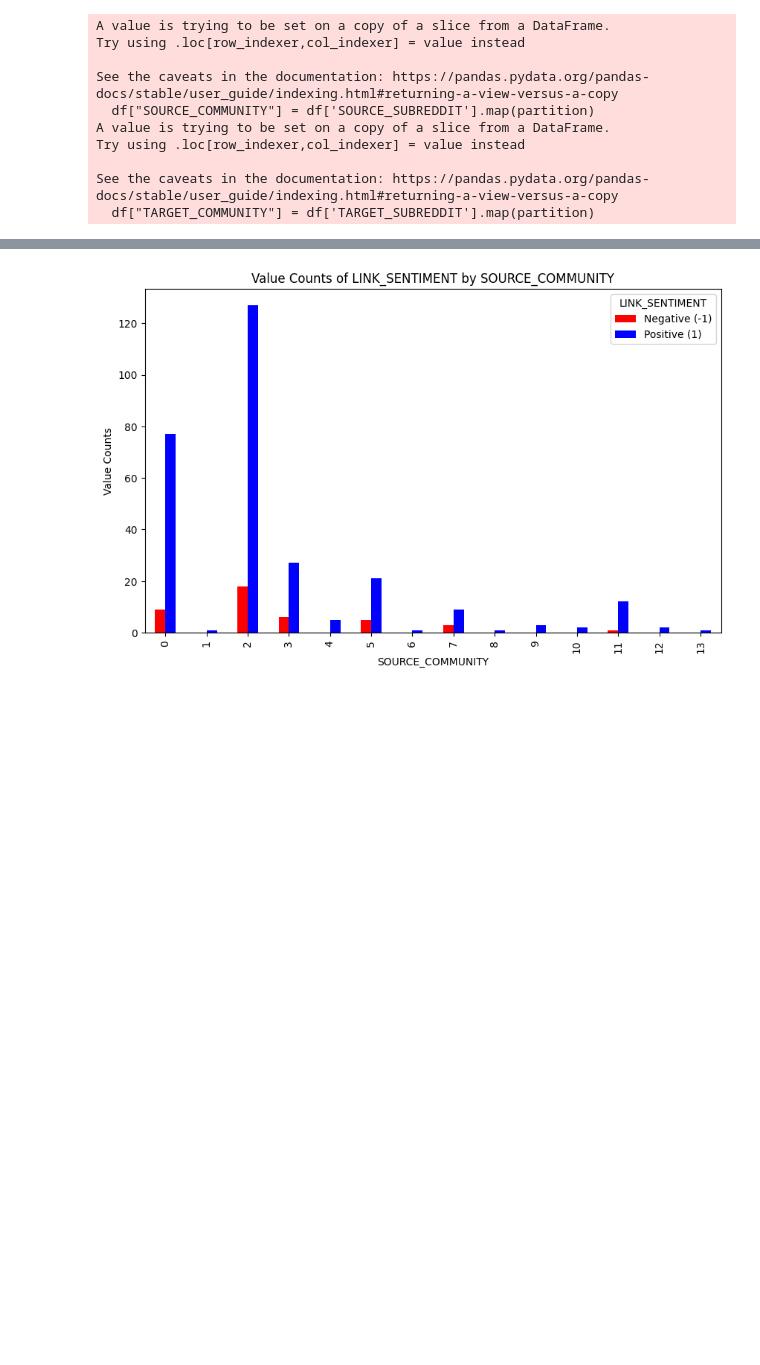
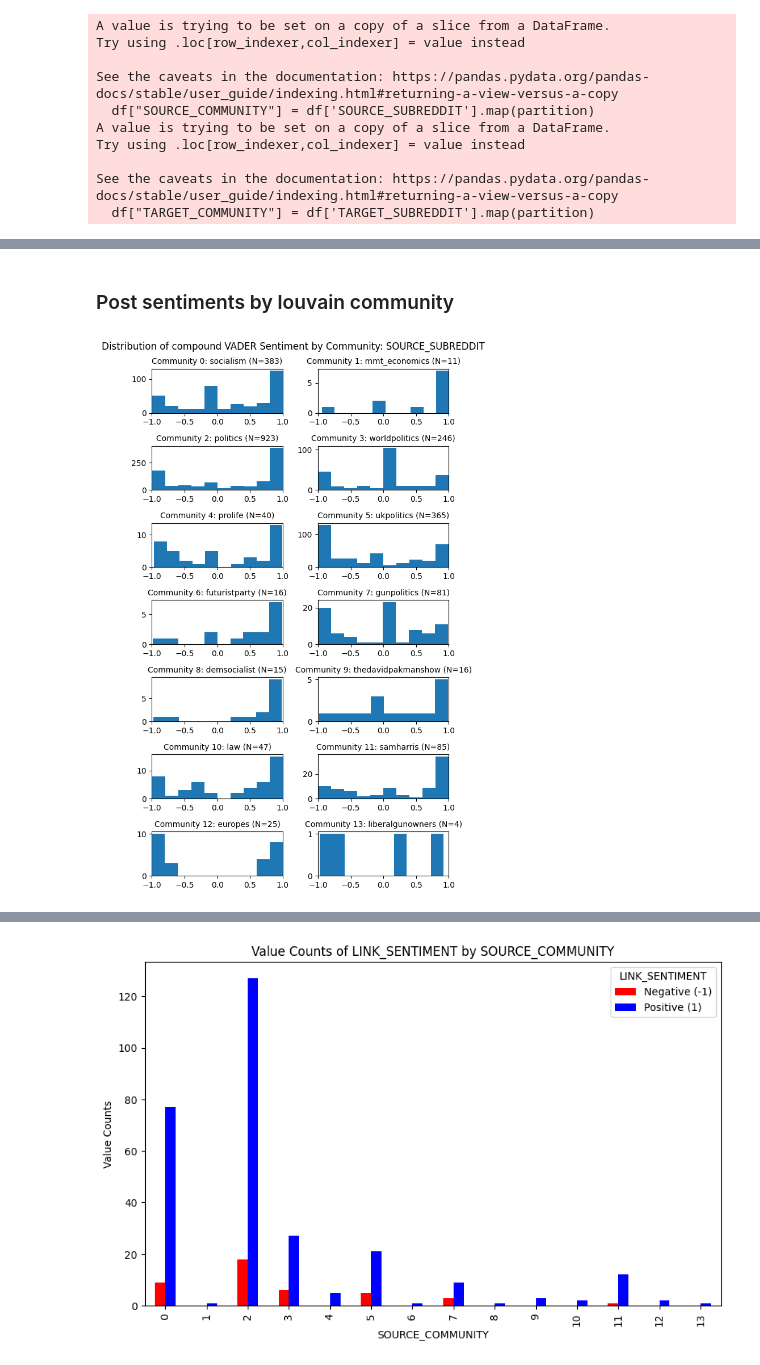
Before and after one commit to kehunter/stat236-subreddit-clustering, a Jupyter notebook: sentiment.ipynb, the cells around one changed output, grey strips where cells are left out. Drawn from its saved outputs; the diff is of its cells as text; code cells hidden in the pictures; blank space fills up the shorter version.

```diff
--- a/sentiment.ipynb
+++ b/sentiment.ipynb
@@ -85,0 +126,24 @@ See the caveats in the documentation: https://pandas.pydata.org/pandas-docs/stab
+# %% [markdown]
+### Post sentiments by louvain community
+# %%
+def plot_vader_distribution(df, sentiment, source_or_target):
+    """
+    sentiment must either be 'positive', 'negative', or 'compound'
+    """
+    fig, axs = plt.subplots(7,2, figsize=(6,10))
+
+    for i, (ax, comm) in enumerate(zip(axs.flatten(), communities)):
+        idx = df[source_or_target].isin(comm)
+        x = df[idx][f'sentiment_{sentiment}']
+        ax.hist(x)
+        ax.set_title(f'Community {i}: {community_labels[i][0]} (N={len(x)})', fontdict={'fontsize': 10})
+        ax.set_xlim([-1, 1])
+
+    plt.suptitle(f'Distribution of {sentiment} VADER Sentiment by Community: {source_or_target}')
+    plt.tight_layout()
+    plt.show()
+
+## SENTIMENT DISTRIBUTION FROM SOURCE SUBREDDIT
+plot_vader_distribution(df_full, "compound", source)
+# %% [output]
+[figure, added]
```
Also changed, not shown: parts of 9 cells of this notebook.
